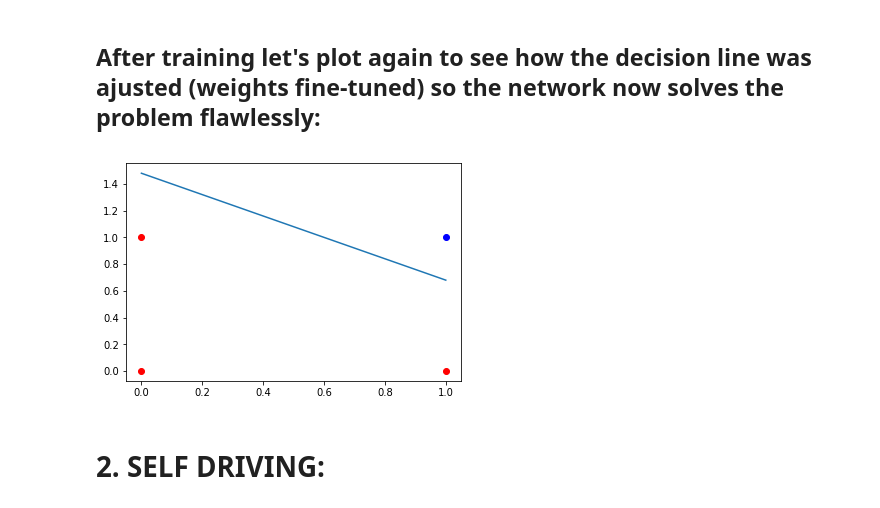
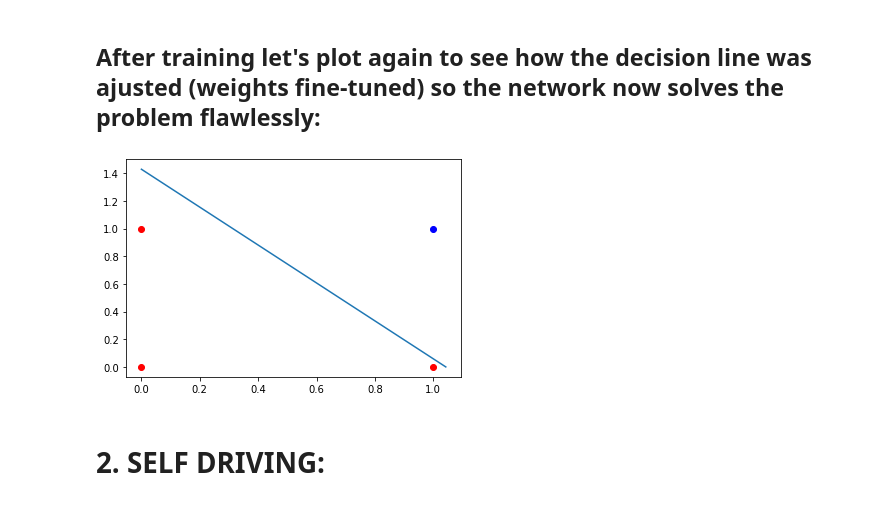
Before and after one commit to KUO-Jupyter/CE-652, a Jupyter notebook: Week1.ipynb, the cells around one changed output. Saved outputs shown, nothing was run; the diff lists cells and outputs as text; code cells hidden in the pictures.

```diff
--- a/Week1.ipynb
+++ b/Week1.ipynb
@@ -21,3 +18,29 @@ def hardlim(x):
+# %%
+def hardlim(x):
+    #Yor code here
+    return 1*(x >= 0)  #Much easier than I had below... :)
+
+
+    #If dealing with a single dot product value
+    #try:
+    #    if x >= 0:
+    #        return np.array([1])
+    #    else:
+    #        return np.array([0])
+    ##If dealing with an array from the dot product
+    #except:
+    #    length = len(x)
+    #    res = np.zeros(length)
+    #    cnt = 0
+    #
+    #    for i in x:
+    #        if i >= 0:
+    #            res[cnt] = 1
+    #        else:
+    #            res[cnt] = 0
+    #        cnt = cnt + 1
+    #    return res
+    #End Add Code-----------------------------------------
 # %% [markdown]
 ## Next we have to define our matrix of patterns P:
 # %%
@@ -72,19 +101,32 @@ NOTICE that the network is not performing well (as the error shows) just because
 # %%
 A=hardlim(np.dot(W,P))
 E=T-A
+
 while sum(E)!=0:
     #Your code here to update W
+    length = len(P[0])
+    for i in range(length):
+        W[0] = W[0] + (E[i] * P[0][i])
+        W[1] = W[1] + (E[i] * P[1][i])
+        #W[2] = W[2] + (E[i] * P[2][i])
+    #End Add Code-----------------------------------------
     A=hardlim(np.dot(W,P))
     E=T-A
 # %% [markdown]
 ## After training let's plot again to see how the decision line was ajusted (weights fine-tuned) so the network now solves the problem flawlessly:
 # %%
 # Your code here to add the decision line to this plot
+p1_intercept = -(1/W[0])
+p2_intercept = -(1/W[1])
+x = [0 , p1_intercept]
+y = [p2_intercept, 0]
+plt.plot(x, y)
+#End Add Code-----------------------------------------
 plt.plot([0,0,1],[0,1,0],'ro')
 plt.plot([1],[1],'bo')
 plt.show()
 # %% [output]
-[figure, old version]
+[figure, new version]
 # %% [markdown]
 # 2. SELF DRIVING:
 # %% [markdown]
```
Also changed, not shown: parts of 11 cells of this notebook.
